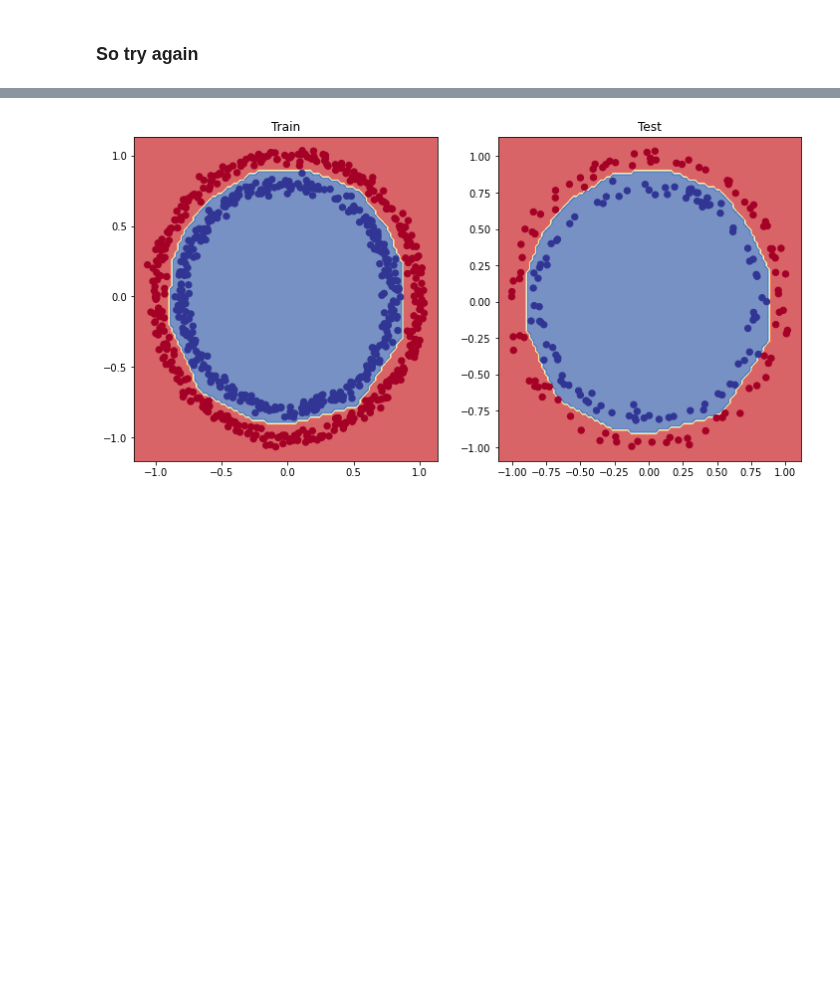
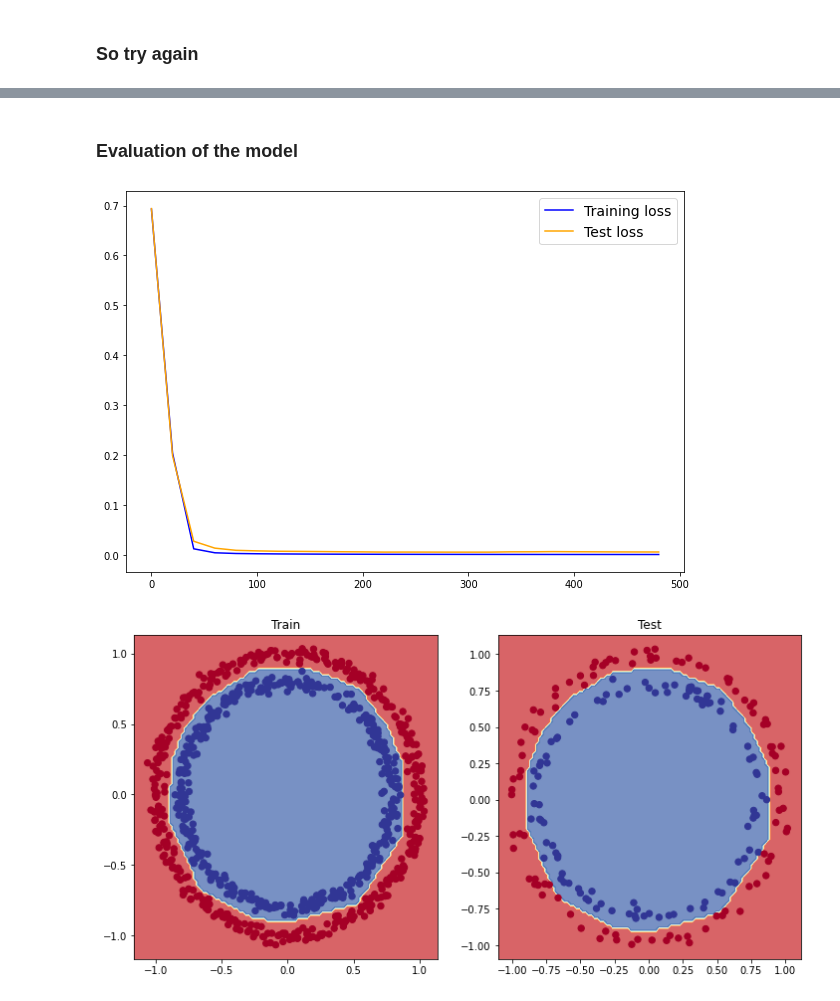
Before and after one commit to kay-squared/PyTorchLearn, a Jupyter notebook: 02_PyTorch_NN_classification_video.ipynb, the cells around one changed output, grey strips where cells are left out. Drawn from its saved outputs; the diff is of its cells as text; code cells hidden in the pictures; blank space fills up the shorter version.

```diff
--- a/02_PyTorch_NN_classification_video.ipynb
+++ b/02_PyTorch_NN_classification_video.ipynb
@@ -626,6 +626,7 @@ for epoch in np.arange(epochs):
   with torch.inference_mode():
     y_logits_test = model_1(X_test).squeeze()
     y_pred_test = torch.round(torch.sigmoid(y_logits_test))
+    test_loss = loss_fn(y_logits_test,y_test)
     test_acc = accuracy_fn(y_true = y_test,
                     y_pred = y_pred_test)
 
@@ -657,3 +658,15 @@ Epoch: 480 | Loss: 0.00019, Accuracy: 1.00% | Test loss: 0.13519, Test acc: 1.00
+# %% [markdown]
+### Evaluation of the model
+# %%
+def plot_learning_curve(epoch_count, train_loss_list, test_loss_list):
+  plt.figure(figsize=(10,7))
+  plt.plot(epoch_count,train_loss_list,c="b", label="Training loss")
+  plt.plot(epoch_count,test_loss_list,c="orange", label="Test loss")
+  plt.legend(prop={"size": 14})
+
+plot_learning_curve(epoch_count, train_loss_list, test_loss_list)
+# %% [output]
+[figure, added]
 # %%
 plt.figure(figsize=(12, 6))
 plt.subplot(1, 2, 1)
```
Also changed, not shown: parts of 13 cells of this notebook.
